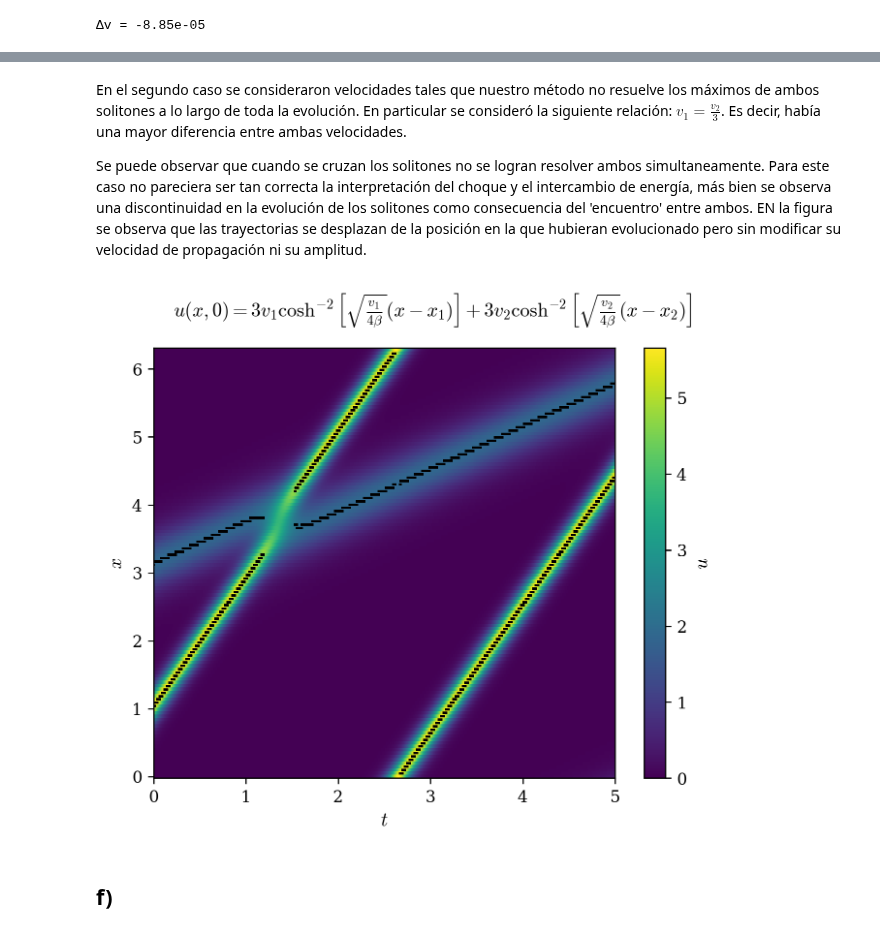
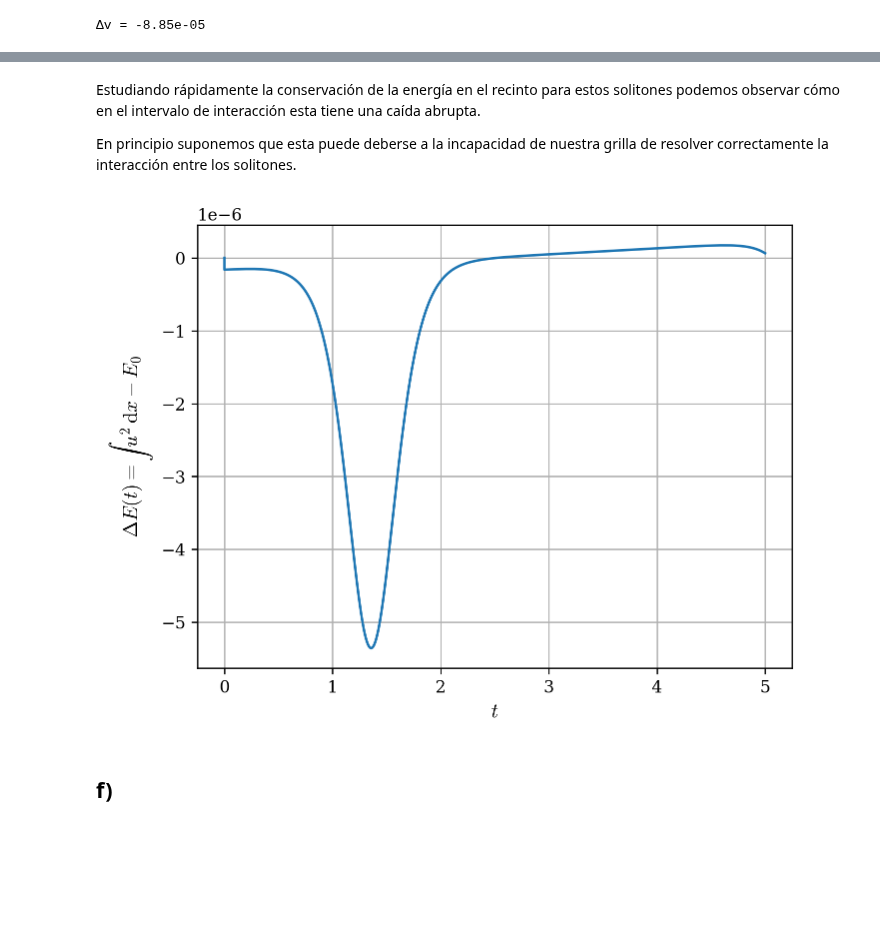
Before and after one commit to agustinbrusco/Sistemas_Complejos, a Jupyter notebook: guias/Guia4.ipynb, the cells around one changed output, grey strips where cells are left out. Cells and saved outputs as stored; diff of their text form; code cells hidden in the pictures; blank space fills up the shorter version.

```diff
--- a/guias/Guia4.ipynb
+++ b/guias/Guia4.ipynb
@@ -365,4 +421,0 @@ plt.show()
-# %% [markdown]
-En el segundo caso se consideraron velocidades tales que nuestro método no resuelve los máximos de ambos solitones a lo largo de toda la evolución. En particular se consideró la siguiente relación: $v_1 = \frac{v_2}{3}$. Es decir, había una mayor diferencia entre ambas velocidades.
-
-Se puede observar que cuando se cruzan los solitones no se logran resolver ambos simultaneamente. Para este caso no pareciera ser tan correcta la interpretación del choque y el intercambio de energía, más bien se observa una discontinuidad en la evolución de los solitones como consecuencia del 'encuentro' entre ambos. EN la figura se observa que las trayectorias se desplazan de la posición en la que hubieran evolucionado pero sin modificar su velocidad de propagación ni su amplitud.
@@ -382,16 +421,0 @@ for n in tqdm(range(nt - 1)):
-# %%
-%matplotlib inline
-peaks_t, peaks_x = track_peaks(u, height=0.8)
-plt.figure()
-plt.suptitle(
-    r"$u(x, 0) = 3 v_1 \cosh^{-2} \left[ \sqrt{\frac{v_1}{4 \beta}} (x - x_1) \right]"
-    r"+ 3 v_2 \cosh^{-2} \left[ \sqrt{\frac{v_2}{4 \beta}} (x  - x_2) \right]$"
-)
-plt.pcolormesh(t_grid, x_grid, u.T, shading="auto", cmap="viridis")
-plt.plot(peaks_t, peaks_x, 'k.', ms=1)
-plt.xlabel("$t$")
-plt.ylabel("$x$")
-plt.colorbar(label="$u$")
-plt.show()
-# %% [output]
-[figure, removed]
@@ -404,3 +422,16 @@ plt.show()
+# %% [markdown]
+Estudiando rápidamente la conservación de la energía en el recinto para estos solitones podemos observar cómo en el intervalo de interacción esta tiene una caída abrupta.
+
+En principio suponemos que esta puede deberse a la incapacidad de nuestra grilla de resolver correctamente la interacción entre los solitones.
+# %%
+energia = np.sum(u**2, axis=0)
+plt.plot(t_vals, energia - energia[0])
+plt.grid()
+plt.xlabel("$t$")
+plt.ylabel(r"$\Delta E(t) = \int\, u^2\, \mathrm{d}x - E_0$")
+plt.show()
+# %% [output]
+[figure, added]
 # %%
 plt.close("all")
 # %% [markdown]
```
Also changed, not shown: parts of 17 cells of this notebook.
